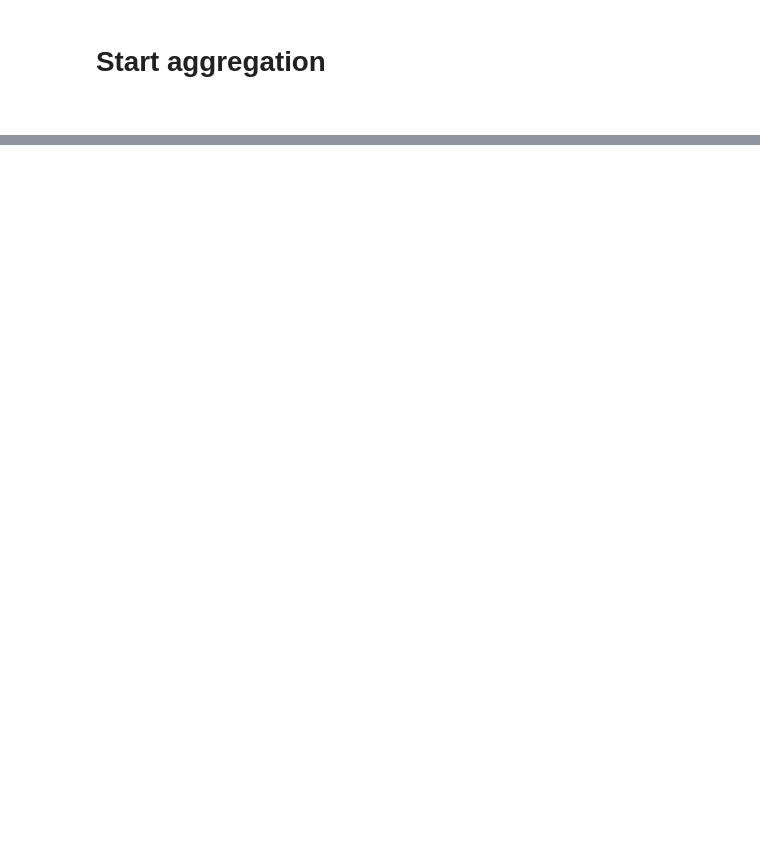
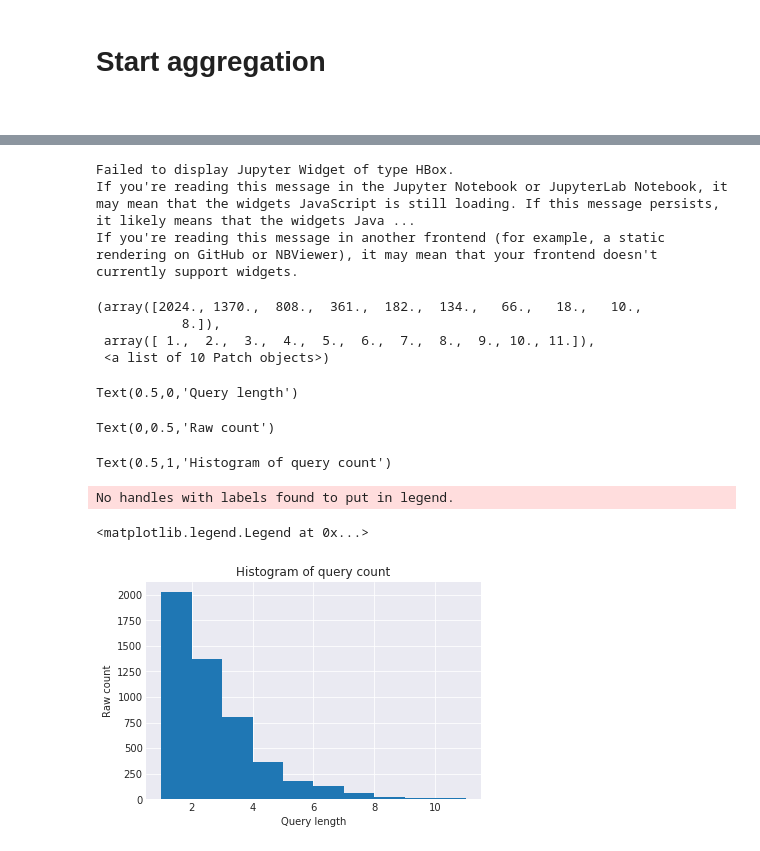
Before and after one commit to roelvanderburg/ranking, a Jupyter notebook: rank_monitor-dataframe232.ipynb, the cells around one changed output, grey strips where cells are left out. Cells and saved outputs as stored; diff of their text form; code cells hidden in the pictures; blank space fills up the shorter version.

Commit message:
newest notebooks

```diff
--- a/rank_monitor-dataframe232.ipynb
+++ b/rank_monitor-dataframe232.ipynb
@@ -240,15 +217,19 @@ def get_dataframe_232(rows=100000000, from_disk=False, save_name='df_232') -> pd
     :return:
     """
 
-    directory = 'multiple_query/{}'.format(save_name)
+    directory = './data/{}'.format(save_name)
+
 
     if from_disk:
         return pd.read_hdf(directory)
+    else:
+        df_232 = request_into_dataframe(rows=rows, query='EventID:232 & sort=ShortTimeStamp desc')
 
-    else:
+        # Get query of reponsehader into a seperate column.
+        df_232['SearchText'] = df_232['ResponseHeader'].progress_apply(lambda x: json.loads(x)['params']['userQuery'][:])
 
-        df_232 = request_into_dataframe(rows=rows, query='EventID:232 & sort=ShortTimeStamp desc')
-        df_232['SearchText'] = df_232['ResponseHeader'].progress_apply(lambda x: json.loads(x)['params']['userQuery'][:])
+        #   Transform documentIDs from string to list of strings.
+        df['DocumentIDs'] = df['DocumentIDs'].progress_apply(lambda x: str(x).split())
 
         if not os.path.exists(directory):
             os.makedirs(directory)
@@ -268,11 +249,10 @@ def get_dataframe_27(rows=100000000, from_disk=False, save_name='df_27') -> pd.D
     :return:
     """
 
-    directory = 'multiple_query/{}'.format(save_name)
-
+    directory = './data/{}'.format(save_name)
 
     if from_disk:
-        return pd.read_hdf('./multiple_query/{}'.format(save_name))
+        return pd.read_hdf(directory)
 
     else:
         print("Requesting dataframe 27")
@@ -443,9 +397 @@ def plot_dcg_curve(average_at_k: []):
     return plt
-# %%
-df = df_new
-# df = df[df['ClickedIDs']np.isnan([nan, nan]).any()]
-df['ClickedPos'] = df['ClickedPos'].progress_apply(lambda x: [y for y in x if not np.isnan(y)])
-df = df[df['ClickedPos'].str.len() > 1]
-
-df
-# df['ClickedPos'][:].isnull()
@@ -601,0 +523,34 @@ df_27
+# %%
+def histogram_query_coutn():
+    """
+    Plot histogram query count
+
+    """
+    df = get_dataframe_232(rows=5000, from_disk=True)
+    df['QueryWordLength'] = df['SearchText'].str.split().str.len()
+
+    df['QueryWordLength'] = df['QueryWordLength'].progress_apply(lambda x: int(x))
+
+    df = df[df['QueryWordLength'] <= 11 ]
+
+    plt.hist(df['QueryWordLength'] )
+    plt.xlabel('Query length')
+    plt.ylabel('Raw count')
+    plt.title('Histogram of query count')
+    plt.legend()
+    plt.savefig('./query_count_histogram', format='jpeg', dpi=1200)
+    plt.show()
+# %% [output]
+Failed to display Jupyter Widget of type HBox.
+If you're reading this message in the Jupyter Notebook or JupyterLab Notebook, it may mean that the widgets JavaScript is still loading. If this message persists, it likely means that the widgets Java ...
+If you're reading this message in another frontend (for example, a static rendering on GitHub or NBViewer), it may mean that your frontend doesn't currently support widgets.
+(array([2024., 1370.,  808.,  361.,  182.,  134.,   66.,   18.,   10.,
+           8.]),
+ array([ 1.,  2.,  3.,  4.,  5.,  6.,  7.,  8.,  9., 10., 11.]),
+ <a list of 10 Patch objects>)
+Text(0.5,0,'Query length')
+Text(0,0.5,'Raw count')
+Text(0.5,1,'Histogram of query count')
+No handles with labels found to put in legend.
+<matplotlib.legend.Legend at 0x...>
+[figure, added]
```
Also changed, not shown: parts of 31 cells of this notebook, 2 other files.
